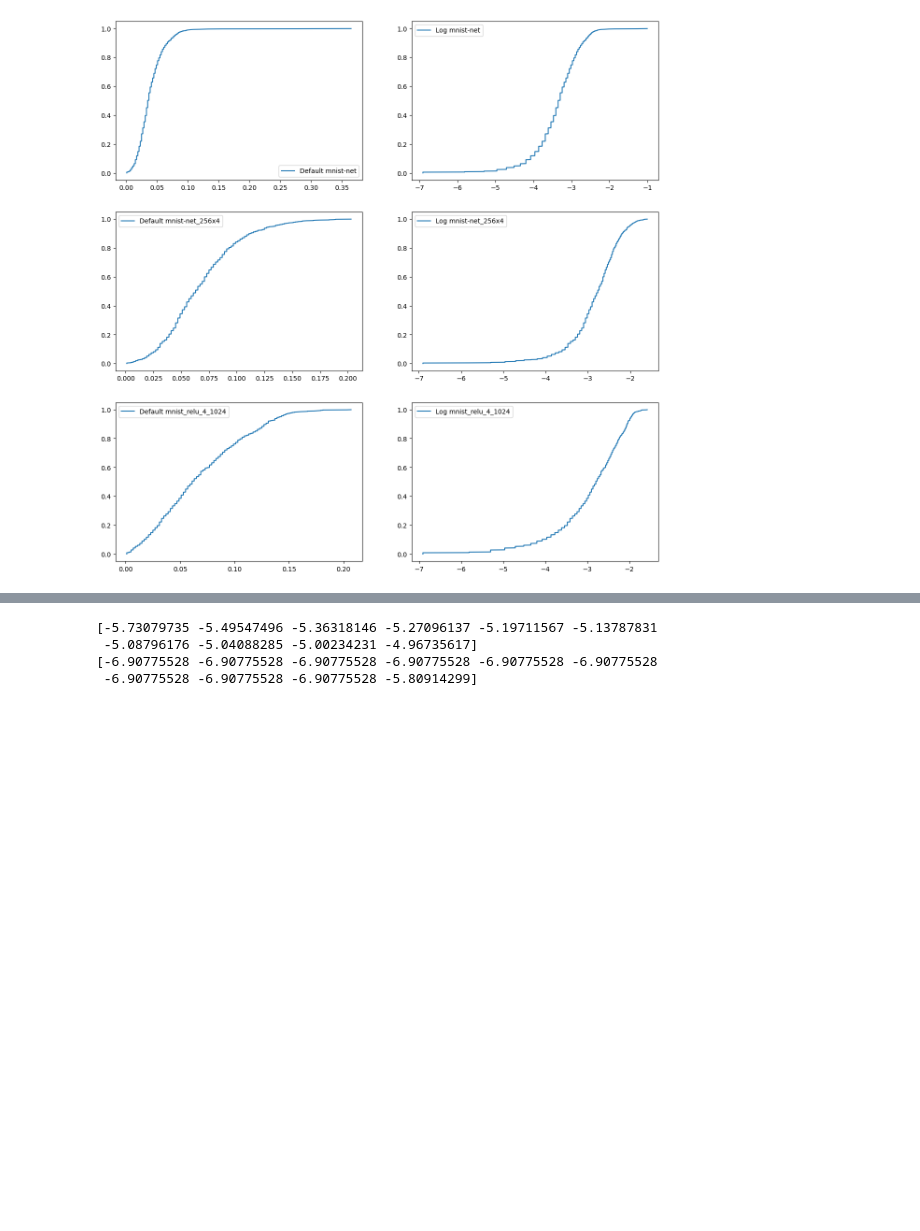
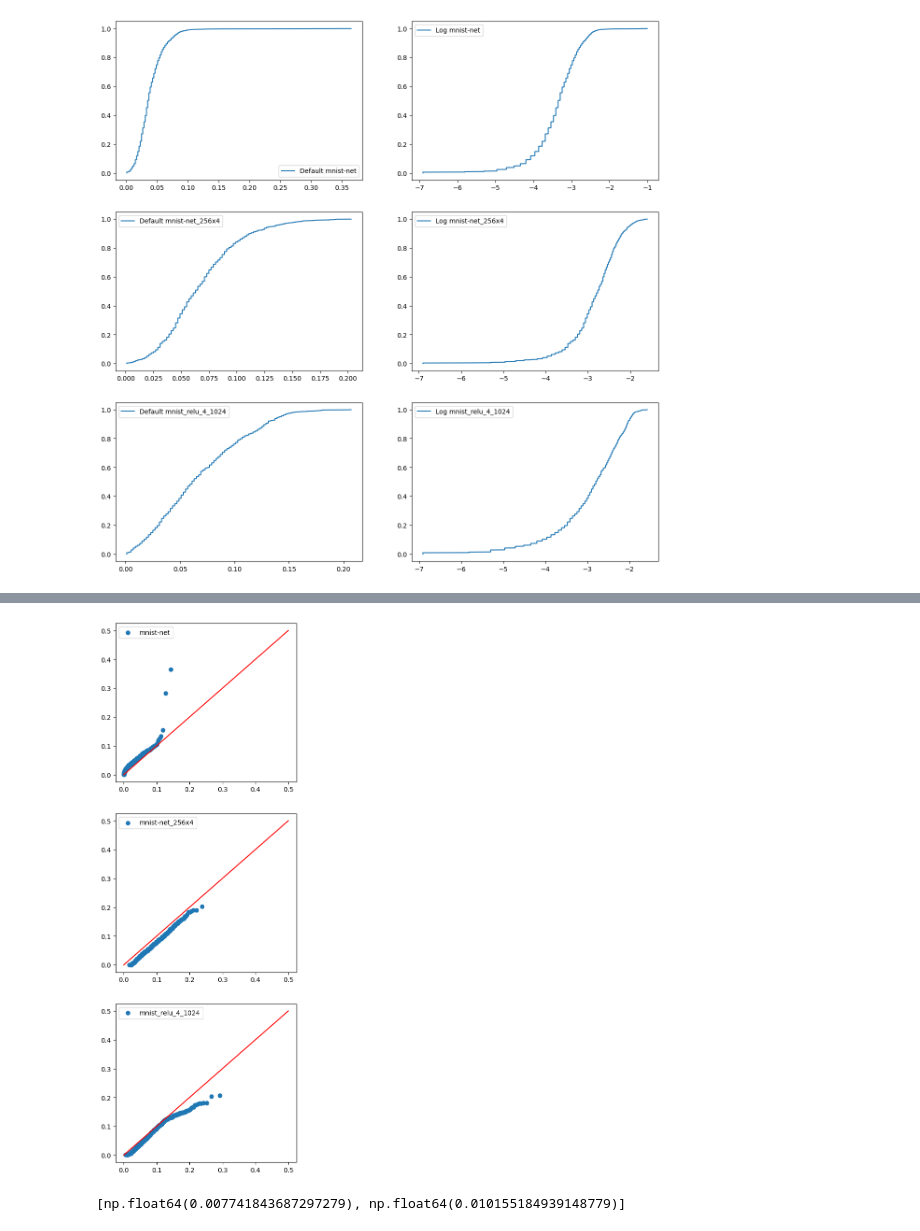
Before and after one commit to lionelkiel/Robustness-Metric, a Jupyter notebook: Frequentist_10.ipynb, the cells around one changed output, grey strips where cells are left out. Drawn from its saved outputs; the diff is of its cells as text; code cells hidden in the pictures; blank space fills up the shorter version.

```diff
--- a/Frequentist_10.ipynb
+++ b/Frequentist_10.ipynb
@@ -70,14 +62,30 @@ fig.savefig('Figures/QQ plots/lognormal ' + network + '.png')
-# %%
-print(simulated_samples[:10])
-print(random_samples[:10])
-# %% [output]
-[-5.73079735 -5.49547496 -5.36318146 -5.27096137 -5.19711567 -5.13787831
- -5.08796176 -5.04088285 -5.00234231 -4.96735617]
-[-6.90775528 -6.90775528 -6.90775528 -6.90775528 -6.90775528 -6.90775528
- -6.90775528 -6.90775528 -6.90775528 -5.80914299]
 # %%
+from scipy.stats import gamma
 # Now lets try to fit a gamma distribution to the data
 fig, axs = plt.subplots(3, 1, figsize=(5, 15))
 
 for i, network in enumerate(networks):
     y = crit_epsilons_network[network]
+    y = np.sort(y)
+
+    # generate the theoretical order statistics
+    shape_estimated, loc_estimated, scale_estimated = gamma.fit(y)
+
+    # the fit function isnt very good so i am manually adjusting the parameters
+    if i == 0:
+        shape_estimated = shape_estimated * 5
+        scale_estimated = scale_estimated * 1/10
+
+    x = np.random.gamma(shape_estimated, scale_estimated, (len(y), 10000))
+    x = np.sort(x, axis=0)
+    x = np.median(x, axis=1)
+
+    axs[i].scatter(x,y, label=network)
+    line = np.linspace(0, 0.5, 100)
+    axs[i].plot(line, line, color='red')
+    axs[i].legend()
+
+# save figure under folder Figures/QQ plots
+fig.savefig('Figures/QQ plots/gamma ' + network + '.png')
+# %% [output]
+[figure, added]
@@ -83,0 +107,4 @@ for i, network in enumerate(networks):
+# %%
+ci
+# %% [output]
+[np.float64(0.007741843687297279), np.float64(0.010155184939148779)]
```
Also changed, not shown: parts of 9 cells of this notebook.
